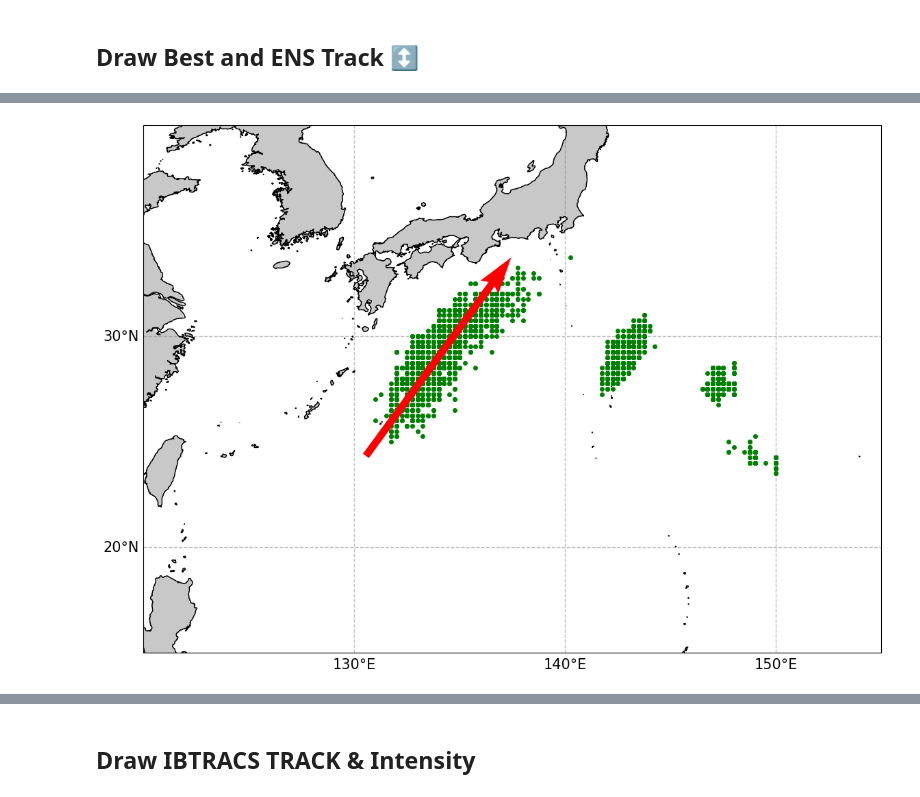
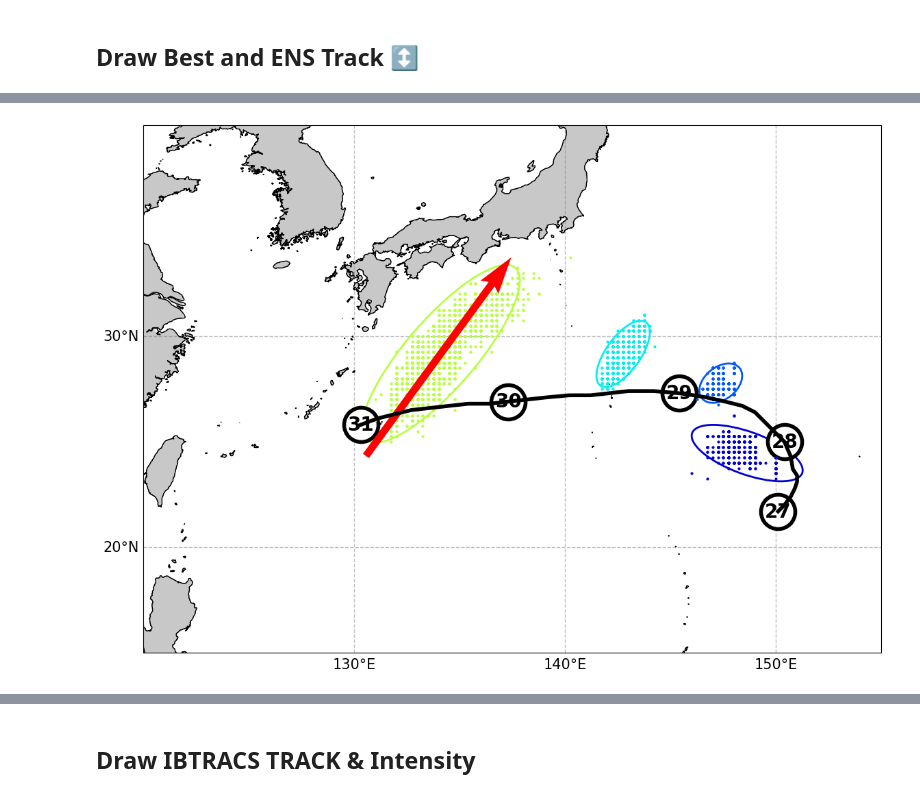
Before and after one commit to jjoo0727/Convective-Systems-Tropical-Dynamics-Laboratory, a Jupyter notebook: sensitivity/sensitivity_all_variances.ipynb, the cells around one changed output, grey strips where cells are left out. Saved outputs shown, nothing was run; the diff lists cells and outputs as text; code cells hidden in the pictures.

```diff
--- a/sensitivity/sensitivity_all_variances.ipynb
+++ b/sensitivity/sensitivity_all_variances.ipynb
@@ -79,0 +91,8 @@ pwp = LinearSegmentedColormap.from_list("custom_cmap", colors, N=256)
+# %%
+res = (4, 4)
+shape = (8, 8)
+
+delta = (res[0] / shape[0], res[1] / shape[1])
+d = (shape[0] // res[0], shape[1] // res[1])
+grid = np.mgrid[0:res[0]:delta[0],0:res[1]:delta[1]].transpose(1, 2, 0) % 1
+print(grid)
@@ -384,10 +476,10 @@ for speed in storm_speed:
     category = classify_tropical_cyclone(speed)
     storm_cat.append(category)
 # %%
-for predict_interval in range(168, 169, 12):
+# for predict_interval in range(168, 169, 12):
 # storm_lon, storm_lat, storm_mslp, storm_time = storm_info(pangu_dir, storm_name, storm_year, datetime_list = None, wind_thres=0)   #태풍 영문명, 년도 입력
 # storm_lon, storm_lat, storm_mslp, storm_time = storm_info(pangu_dir, storm_name, storm_year, datetime_list = datetime_list, wind_thres=0)   #태풍 영문명, 년도 입력
-# for predict_interval in range(24, 25, 12):
+for predict_interval in range(12, 13, 12):
     datetime1 = key_time + timedelta(hours=int(predict_interval))
 
 
@@ -436,7 +528,8 @@ for predict_interval in range(168, 169, 12):
                 continue
             # ax.plot(lons, lats, color='red', linestyle='-', marker='', transform=ax.projection, zorder=5, linewidth=4)
             # ax.scatter(lons[-1], lats[-1], color='red', s=400, transform=ax.projection, zorder=5, marker = tcmarkers.HU)
-            lc = colorline(ax, lons, lats, z=z, cmap=plt.get_cmap('jet_r'), norm=mcolors.Normalize(vmin=24, vmax=168), linewidth=2, alpha=1, transform=ax.projection, zorder=5)
+            # lc = colorline(ax, lons, lats, z=z, cmap=plt.get_cmap('jet_r'), norm=mcolors.Normalize(vmin=24, vmax=168), linewidth=2, alpha=1, transform=ax.projection, zorder=5)
+            lc = colorline(ax, lons, lats, z=z, cmap=plt.get_cmap('jet_r'), norm=mcolors.Normalize(vmin=0, vmax=12), linewidth=2, alpha=0.1, transform=ax.projection, zorder=5)
 
         # # --- 오버레이 텍스트 생성 ---
         # text_str = f"{datetime1.strftime('%m/%d %HZ')} (+{predict_interval}h)"
@@ -451,7 +544,7 @@ for predict_interval in range(168, 169, 12):
         #     bbox=dict(facecolor='white', edgecolor='black', boxstyle='round,pad=0.4', alpha=0.85),
         #     zorder=99,
         # )
-        fig.savefig(f'/home1/jek/Pangu-Weather/plot/{storm_name}_Ensemble_track_{predict_interval}h_lc.png',bbox_inches='tight')
+        # fig.savefig(f'/home1/jek/Pangu-Weather/plot/{storm_name}_Ensemble_track_{predict_interval}h_lc.png',bbox_inches='tight')
         # plt.close(fig)
         plt.show()
 # %% [output]
@@ -484,17 +597,22 @@ for key_time ,min_position in ssv_dict.items():
     ax.coastlines(resolution='10m', color='black', linewidth=1)
     map_background(ax, proj, gl_alpha=20)
 
-    # ax.plot(storm_lon[:57], storm_lat[:57], color='black', linestyle='-', marker='', transform=ax.projection, zorder=10, linewidth=4)
-    # for i in range(len(storm_usa_type))[:57:2]:
-    #     new_time = storm_time[i].strftime("%Y/%m/%d/%HUTC")
-    #     if new_time.endswith('00UTC'):
-    #         ax.scatter(storm_lon[i], storm_lat[i], color='w', transform=ax.projection, zorder=10, s=1300, edgecolors='black', linewidth=4)
-    #         ax.text(storm_lon[i], storm_lat[i], new_time[8:-6]
-    #                 , horizontalalignment='center', verticalalignment='center', fontsize=20, zorder = 20, fontweight = 'bold')
-
     mean_lon_list = []
     mean_lat_list = []
-    for predict_interval in [12,36,60, 96]:
+
+    ax.plot(storm_lon[:33], storm_lat[:33], color='black', linestyle='-', marker='', transform=ax.projection, zorder=50, linewidth=4)
+    for i in range(len(storm_usa_type))[:33:2]:
+        new_time = storm_time[i].strftime("%Y/%m/%d/%HUTC")
+        if new_time.endswith('00UTC'):
+            ax.scatter(storm_lon[i], storm_lat[i], color='w', transform=ax.projection, zorder=10, s=1300, edgecolors='black', linewidth=4)
+            ax.text(storm_lon[i], storm_lat[i], new_time[8:-6]
+                    , horizontalalignment='center', verticalalignment='center', fontsize=20, zorder = 20, fontweight = 'bold')
+    import matplotlib.cm as cm
+
+    norm = mcolors.Normalize(vmin=0, vmax=168)  # 0~168 사이
+    cmap = cm.get_cmap("jet")
+    for predict_interval in [12,36,60,96]:
+        color = cmap(norm(predict_interval))
         datetime1 = key_time + timedelta(hours=int(predict_interval))
         mean_lon = []
         mean_lat = []
@@ -506,6 +624,36 @@ for key_time ,min_position in ssv_dict.items():
                 mid_idx_list.append(ens)
 
         mid_pos = np.array([(ssv_dict[key_time][ens][datetime1]['lon'], ssv_dict[key_time][ens][datetime1]['lat']) for ens in mid_idx_list])
+
+        import matplotlib.patches as mpatches
+        if len(mid_pos) > 2:  # 최소 3개 ensemble 있어야 ellipse 가능
+            # 공분산 계산 (경도, 위도)
+            cov = np.cov(mid_pos.T)
+            vals, vecs = np.linalg.eigh(cov)
+
+            # 고유값 정렬 (큰게 장축)
+            order = vals.argsort()[::-1]
+            vals, vecs = vals[order], vecs[:, order]
+
+            # 타원의 장단축 길이 (표준편차 기반, 2σ로 크게 그림)
+            width, height = 2 * np.sqrt(vals) * 2  # factor=2 → 95% confidence
+            angle = np.degrees(np.arctan2(*vecs[:,0][::-1]))  # 회전각
+
+            # 중심점
+            mean_lon_val, mean_lat_val = np.mean(mid_pos[:,0]), np.mean(mid_pos[:,1])
+
+            # 타원 객체 생성
+            ellip = mpatches.Ellipse(
+                (mean_lon_val, mean_lat_val),
+                width=width*1.5, height=height*1.5,
+                angle=angle,
+                edgecolor=color, facecolor="none",
+                lw=2, zorder=5, transform=ccrs.PlateCarree()
+            )
+            ax.add_patch(ellip)
+
+
+
         corr_pos_mid = np.copy(mid_pos)
         corr_pos_mid[:, 0] = (mid_pos[:, 0]-np.mean(mid_pos[:, 0])) * np.cos(np.radians(mid_pos[:, 1]))  # 경도에 cos(위도)를 곱해 거리 왜곡 보정
         pca_mid = PCA(n_components=1)
@@ -519,7 +667,7 @@ for key_time ,min_position in ssv_dict.items():
                 predicted_pos = min_position[ens].get(datetime1)
                 if predicted_pos:
                     ax.plot(predicted_pos['lon'], predicted_pos['lat'],
-                            marker='o', markersize=4, color='green',
+                            marker='o', markersize=2, color=color,
                             linestyle='None', transform=ax.projection, zorder=10,
                             label=f'Ensemble {ens} 00UTC', alpha = 1) # Add a label for clarity
 
@@ -535,32 +683,32 @@ for key_time ,min_position in ssv_dict.items():
             else:
                 continue
 
         # if predict_interval != 96:
         #     ax.quiver(pca_mid.mean_[0]-axis_vec_dict[predict_interval][0]*3, pca_mid.mean_[1]-axis_vec_dict[predict_interval][1]*3,  axis_vec_dict[predict_interval][0],  axis_vec_dict[predict_interval][1] , scale=6, color='r', width=0.005, label='Principal Axis', zorder = 30)
         # else:
         #     ax.quiver(pca_mid.mean_[0]-axis_vec_dict[predict_interval][0]*3, pca_mid.mean_[1]-axis_vec_dict[predict_interval][1]*3,  axis_vec_dict[predict_interval][0],  axis_vec_dict[predict_interval][1] , scale=6, color='r', width=0.005, label='Principal Axis', zorder = 30)
 
 
         # --- 오버레이 텍스트 생성 ---
         # text_str = f"{datetime1.strftime('%m/%d %HZ')} (+{predict_interval}h)"
 
         # # 오른쪽 위에 박스 스타일로 표시 (axes fraction 사용)
         # ax.text(
         #     0.98, 0.97, text_str,             # x, y (axes 좌표: 1,1이 오른쪽 위)
         #     transform=ax.transAxes,
         #     ha='right', va='top',
         #     fontsize=20,
         #     fontweight='bold',
         #     bbox=dict(facecolor='white', edgecolor='black', boxstyle='round,pad=0.4', alpha=0.85),
         #     zorder=99,
         # )
         # fig.savefig(f'/home1/jek/Pangu-Weather/plot/{storm_name}_Ensemble_track_{predict_interval}h_lc.png',bbox_inches='tight')
         # plt.close(fig)
         mean_lon_list.append(np.mean(mean_lon))
         mean_lat_list.append(np.mean(mean_lat))
     # ax.plot(mean_lon_list, mean_lat_list, color='blue', linestyle='-', marker='', transform=ax.projection, zorder=5, alpha = 1, label='Mean Ensemble Track')
     ax.quiver(pca_tar.mean_[0]-pca_tar.components_[0, 0]*6, pca_tar.mean_[1]-pca_tar.components_[0, 1]*6, pca_tar.components_[0, 0], pca_tar.components_[0, 1] , scale=3, color='r', width=0.01, label='Principal Axis', zorder = 30)
     plt.show()
 # %% [output]
-[figure, old version]
+[figure, new version]
 # %%
```
Also changed, not shown: parts of 14 cells of this notebook, 6 other files.
